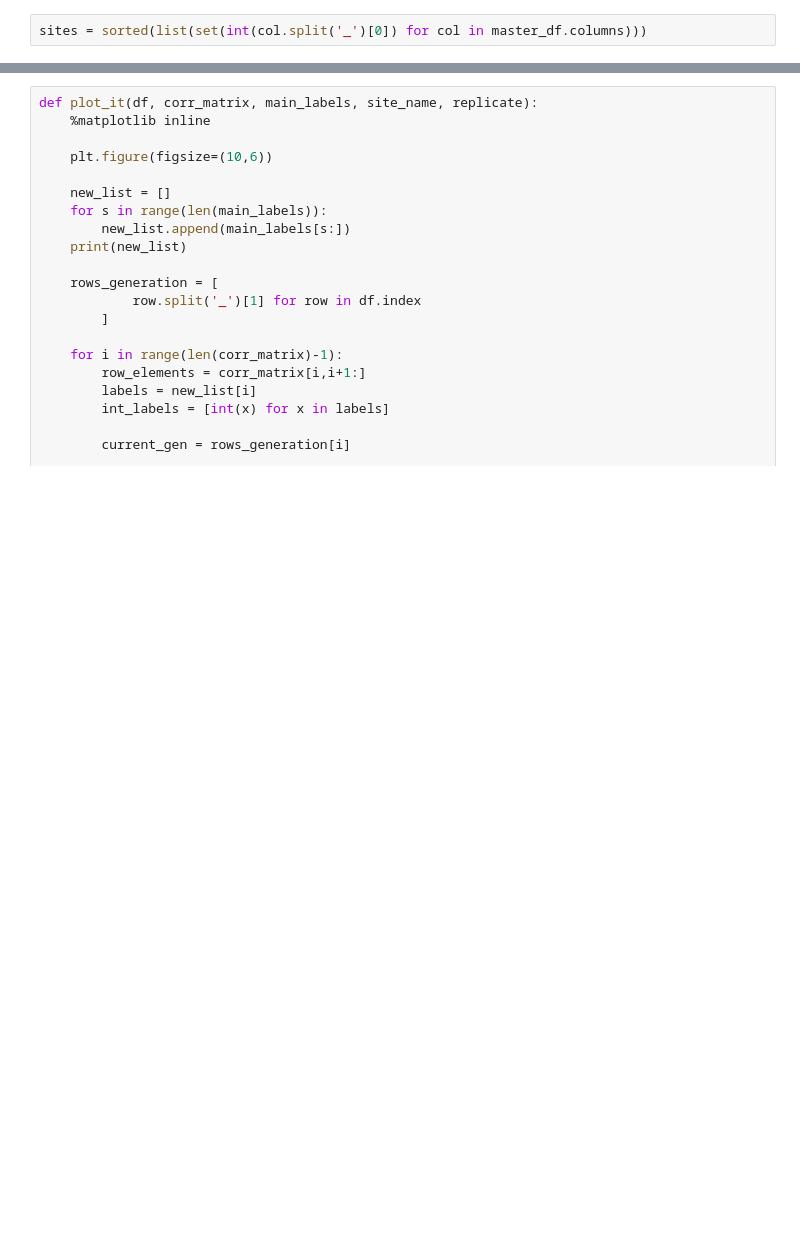
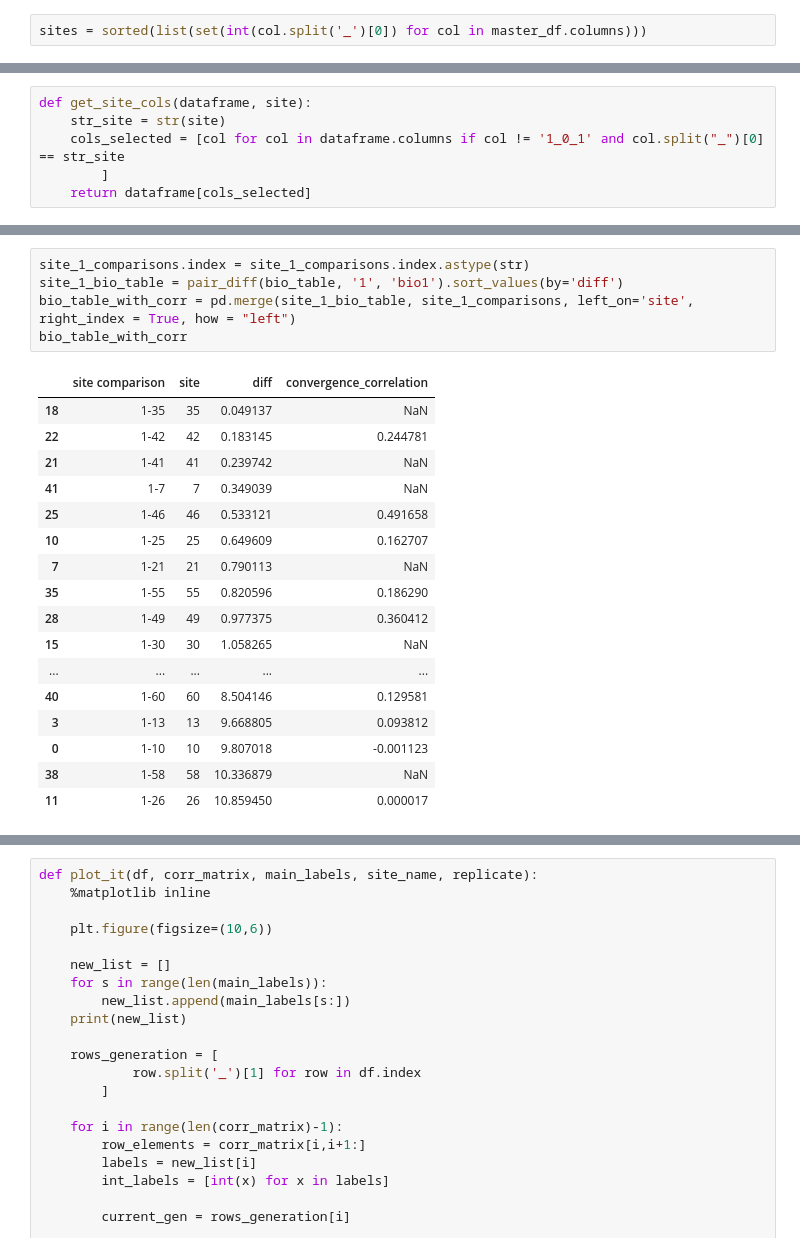
Before and after one commit to jennifercasavant-beep/surp2026-covariances, a Jupyter notebook: clean_notebook.ipynb, the cells around one changed output, grey strips where cells are left out. Drawn from its saved outputs; the diff is of its cells as text; blank space fills up the shorter version.

```diff
--- a/clean_notebook.ipynb
+++ b/clean_notebook.ipynb
@@ -75,0 +266,6 @@ sites = sorted(list(set(int(col.split('_')[0]) for col in master_df.columns)))
+# %%
+def get_site_cols(dataframe, site):
+    str_site = str(site)
+    cols_selected = [col for col in dataframe.columns if col != '1_0_1' and col.split("_")[0] == str_site
+        ]
+    return dataframe[cols_selected]
@@ -75,0 +420,23 @@ sites = sorted(list(set(int(col.split('_')[0]) for col in master_df.columns)))
+# %%
+site_1_comparisons.index = site_1_comparisons.index.astype(str)
+site_1_bio_table = pair_diff(bio_table, '1', 'bio1').sort_values(by='diff')
+bio_table_with_corr = pd.merge(site_1_bio_table, site_1_comparisons, left_on='site', right_index = True, how = "left")
+bio_table_with_corr
+# %% [output]
+|  | site comparison | site | diff | convergence_correlation |
+| 18 | 1-35 | 35 | 0.049137 | NaN |
+| 22 | 1-42 | 42 | 0.183145 | 0.244781 |
+| 21 | 1-41 | 41 | 0.239742 | NaN |
+| 41 | 1-7 | 7 | 0.349039 | NaN |
+| 25 | 1-46 | 46 | 0.533121 | 0.491658 |
+| 10 | 1-25 | 25 | 0.649609 | 0.162707 |
+| 7 | 1-21 | 21 | 0.790113 | NaN |
+| 35 | 1-55 | 55 | 0.820596 | 0.186290 |
+| 28 | 1-49 | 49 | 0.977375 | 0.360412 |
+| 15 | 1-30 | 30 | 1.058265 | NaN |
+| ... | ... | ... | ... | ... |
+| 40 | 1-60 | 60 | 8.504146 | 0.129581 |
+| 3 | 1-13 | 13 | 9.668805 | 0.093812 |
+| 0 | 1-10 | 10 | 9.807018 | -0.001123 |
+| 38 | 1-58 | 58 | 10.336879 | NaN |
+| 11 | 1-26 | 26 | 10.859450 | 0.000017 |
```
Also changed, not shown: parts of 35 cells of this notebook, 3 other files.
